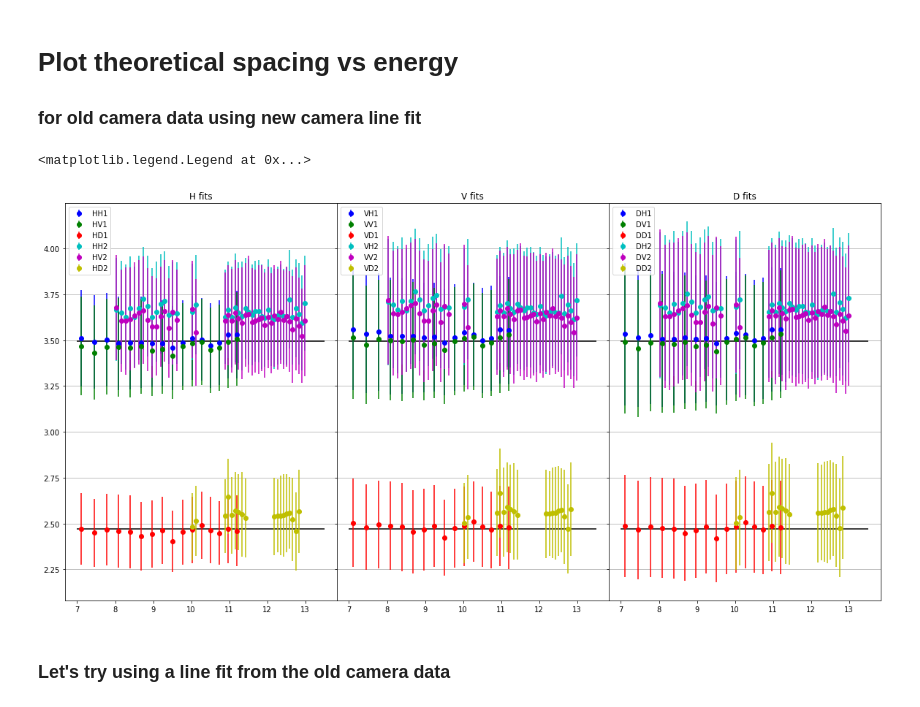
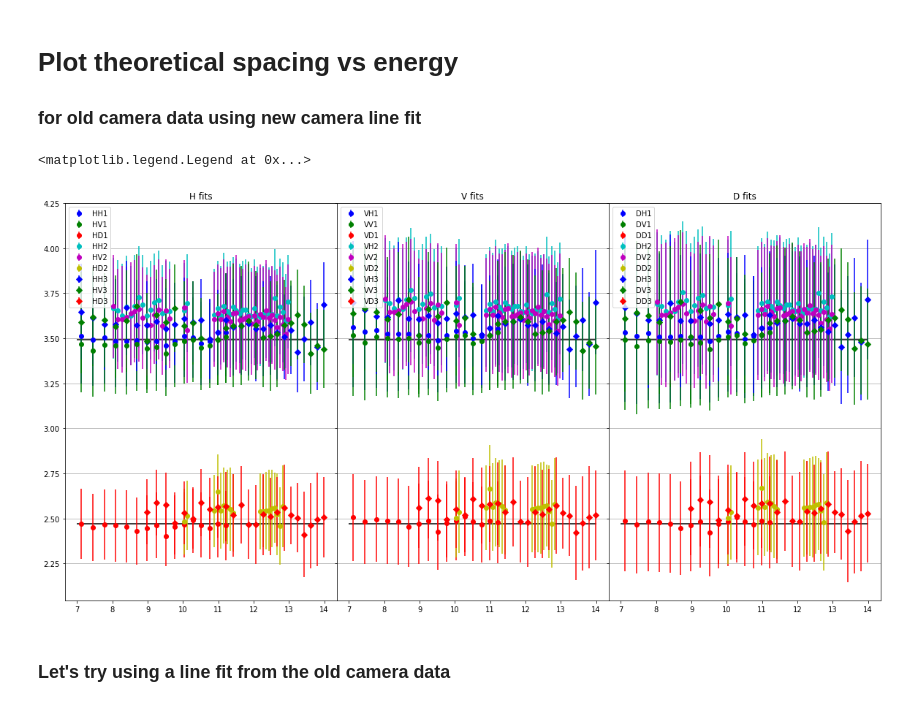
Before and after one commit to stalkingwolf04/LEED_research, a Jupyter notebook: Image analysis Local - data frames - Copy.ipynb, the cells around one changed output. Drawn from its saved outputs; the diff is of its cells as text; code cells hidden in the pictures.

Commit message:
added g7x mk ii data read and analysis

```diff
--- a/Image analysis Local - data frames - Copy.ipynb
+++ b/Image analysis Local - data frames - Copy.ipynb
@@ -36,4 +36,7 @@ H_df = df[hcols]
 V_df = df[vcols]
 D_df = df[dcols]
 
-##### Only run next cell once! it fixes the first few data points
+##### fix the first few data points of the Diagonal data
+D_df.loc[[0,1,2,3,4],'D_Xpeak_1'] = .5*D_df.loc[[0,1,2,3,4],'D_Xpeak_1']
+D_df.loc[[0,1,2,3,4],'D_Xpeak_2'] = .5*D_df.loc[[0,1,2,3,4],'D_Xpeak_2']
+# print(D_df.loc[[0,1,2,3,4],'D_Xpeak_2'] - D_df.loc[[0,1,2,3,4], 'D_Xpeak_1'])
@@ -114,0 +116,4 @@ D_df2 = df2[dcols]
+# %%
+#Read in data
+df3 = pd.read_csv('G7XmkII image data - Sheet1.csv')
+data3 = df3.values
@@ -222,6 +262,9 @@ HD1_error = tot_error('H', sqrtE, opening_m_error, D_df, HD1_spacing)
 HH2_error = tot_error('H', sqrtE2, opening_m_error2, H_df2, HH2_spacing)
 HV2_error = tot_error('H', sqrtE2, opening_m_error2, V_df2, HV2_spacing)
 HD2_error = tot_error('H', sqrtE2, opening_m_error2, D_df2, HD2_spacing)
+HH3_error = tot_error('H', sqrtE3, opening_m_error3, H_df3, HH3_spacing)
+HV3_error = tot_error('H', sqrtE3, opening_m_error3, V_df3, HV3_spacing)
+HD3_error = tot_error('H', sqrtE3, opening_m_error3, D_df3, HD3_spacing)
 
 VH1_error = tot_error('V', sqrtE, opening_m_error, H_df, VH1_spacing)
 VV1_error = tot_error('V', sqrtE, opening_m_error, V_df, VV1_spacing)
@@ -229,6 +272,9 @@ VD1_error = tot_error('V', sqrtE, opening_m_error, D_df, VD1_spacing)
 VH2_error = tot_error('V', sqrtE2, opening_m_error2, H_df2, VH2_spacing)
 VV2_error = tot_error('V', sqrtE2, opening_m_error2, V_df2, VV2_spacing)
 VD2_error = tot_error('V', sqrtE2, opening_m_error2, D_df2, VD2_spacing)
+VH3_error = tot_error('V', sqrtE3, opening_m_error3, H_df3, VH3_spacing)
+VV3_error = tot_error('V', sqrtE3, opening_m_error3, V_df3, VV3_spacing)
+VD3_error = tot_error('V', sqrtE3, opening_m_error3, D_df3, VD3_spacing)
 
 DH1_error = tot_error('D', sqrtE, opening_m_error, H_df, DH1_spacing)
 DV1_error = tot_error('D', sqrtE, opening_m_error, V_df, DV1_spacing)
@@ -236,12 +282,16 @@ DD1_error = tot_error('D', sqrtE, opening_m_error, D_df, DD1_spacing)
 DH2_error = tot_error('D', sqrtE2, opening_m_error2, H_df2, DH2_spacing)
 DV2_error = tot_error('D', sqrtE2, opening_m_error2, V_df2, DV2_spacing)
 DD2_error = tot_error('D', sqrtE2, opening_m_error2, D_df2, DD2_spacing)
+DH3_error = tot_error('D', sqrtE3, opening_m_error3, H_df3, DH3_spacing)
+DV3_error = tot_error('D', sqrtE3, opening_m_error3, V_df3, DV3_spacing)
+DD3_error = tot_error('D', sqrtE3, opening_m_error3, D_df3, DD3_spacing)
 # %% [markdown]
 # Plot theoretical spacing vs energy
 ### for old camera data using new camera line fit
 # %%
 x1 = sqrtE
 x2 = sqrtE2
+x3 = sqrtE3
 # %%
 #Compare all plots in a row
 f, (ax1, ax2, ax3) = plt.subplots(1, 3, sharex=False, sharey=True)
@@ -260,47 +310,58 @@ ax3.set_title('D fits')
 ax3.grid(which='major', axis='y')
 
 #add horizontal lines on all 3 subplots
-ax1.hlines(H_V_lattice, 7, 13.5)
-ax1.hlines(D_lattice, 7, 13.5)
-ax2.hlines(H_V_lattice, 7, 13.5)
-ax2.hlines(D_lattice, 7, 13.5)
-ax3.hlines(H_V_lattice, 7, 13.5)
-ax3.hlines(D_lattice, 7, 13.5)
+ax1.hlines(H_V_lattice, 7, 14)
+ax1.hlines(D_lattice, 7, 14)
+ax2.hlines(H_V_lattice, 7, 14)
+ax2.hlines(D_lattice, 7, 14)
+ax3.hlines(H_V_lattice, 7, 14)
+ax3.hlines(D_lattice, 7, 14)
 
-# Compare data sets using H fit
+## Compare data sets using H fit
 ax1.errorbar(x1, HH1_spacing, yerr=HH1_error, ls='none', color='b', label='HH1', marker='o')
 ax1.errorbar(x1, HV1_spacing, yerr=HV1_error, ls='none', color='g', label='HV1', marker='o')
 ax1.errorbar(x1, HD1_spacing, yerr=HD1_error, ls='none', color='r', label='HD1', marker='o')
 
 ax1.errorbar(x2, HH2_spacing, yerr=HH2_error, ls='none', color='c', label='HH2', marker='o')
 ax1.errorbar(x2, HV2_spacing, yerr=HV2_error, ls='none', color='m', label='HV2', marker='o')
 ax1.errorbar(x2, HD2_spacing, yerr=HD2_error, ls='none', color='y', label='HD2', marker='o')
 
-# Compare data sets using V fit
+ax1.errorbar(x3, HH3_spacing, yerr=HH3_error, ls='none', color='b', label='HH3', marker='D')
+ax1.errorbar(x3, HV3_spacing, yerr=HV3_error, ls='none', color='g', label='HV3', marker='D')
+ax1.errorbar(x3, HD3_spacing, yerr=HD3_error, ls='none', color='r', label='HD3', marker='D')
+
+## Compare data sets using V fit
 ax2.errorbar(x1, VH1_spacing, yerr=VH1_error, ls='none', color='b', label='VH1', marker='o')
 ax2.errorbar(x1, VV1_spacing, yerr=VV1_error, ls='none', color='g', label='VV1', marker='o')
 ax2.errorbar(x1, VD1_spacing, yerr=VD1_error, ls='none', color='r', label='VD1', marker='o')
 
 ax2.errorbar(x2, VH2_spacing, yerr=VH2_error, ls='none', color='c', label='VH2', marker='o')
 ax2.errorbar(x2, VV2_spacing, yerr=VV2_error, ls='none', color='m', label='VV2', marker='o')
 ax2.errorbar(x2, VD2_spacing, yerr=VD2_error, ls='none', color='y', label='VD2', marker='o')
 
-# Compare data sets using D fit
+ax2.errorbar(x3, VH3_spacing, yerr=VH3_error, ls='none', color='b', label='VH3', marker='D')
+ax2.errorbar(x3, VV3_spacing, yerr=VV3_error, ls='none', color='g', label='VV3', marker='D')
+ax2.errorbar(x3, VD3_spacing, yerr=VD3_error, ls='none', color='r', label='VD3', marker='D')
+
+## Compare data sets using D fit
 ax3.errorbar(x1, DH1_spacing, yerr=DH1_error, ls='none', color='b', label='DH1', marker='o')
 ax3.errorbar(x1, DV1_spacing, yerr=DV1_error, ls='none', color='g', label='DV1', marker='o')
 ax3.errorbar(x1, DD1_spacing, yerr=DD1_error, ls='none', color='r', label='DD1', marker='o')
 
 ax3.errorbar(x2, DH2_spacing, yerr=DH2_error, ls='none', color='c', label='DH2', marker='o')
 ax3.errorbar(x2, DV2_spacing, yerr=DV2_error, ls='none', color='m', label='DV2', marker='o')
 ax3.errorbar(x2, DD2_spacing, yerr=DD2_error, ls='none', color='y', label='DD2', marker='o')
 
+ax3.errorbar(x3, DH3_spacing, yerr=DH3_error, ls='none', color='b', label='DH3', marker='D')
+ax3.errorbar(x3, DV3_spacing, yerr=DV3_error, ls='none', color='g', label='DV3', marker='D')
+ax3.errorbar(x3, DD3_spacing, yerr=DD3_error, ls='none', color='r', label='DD3', marker='D')
 
 ax1.legend(loc='upper left')
 ax2.legend(loc='upper left')
 ax3.legend(loc='upper left')
 # %% [output]
 <matplotlib.legend.Legend at 0x...>
-[figure, old version]
+[figure, new version]
 # %% [markdown]
 ### Let's try using a line fit from the old camera data
 # %%
```
Also changed, not shown: parts of 4 cells of this notebook.
